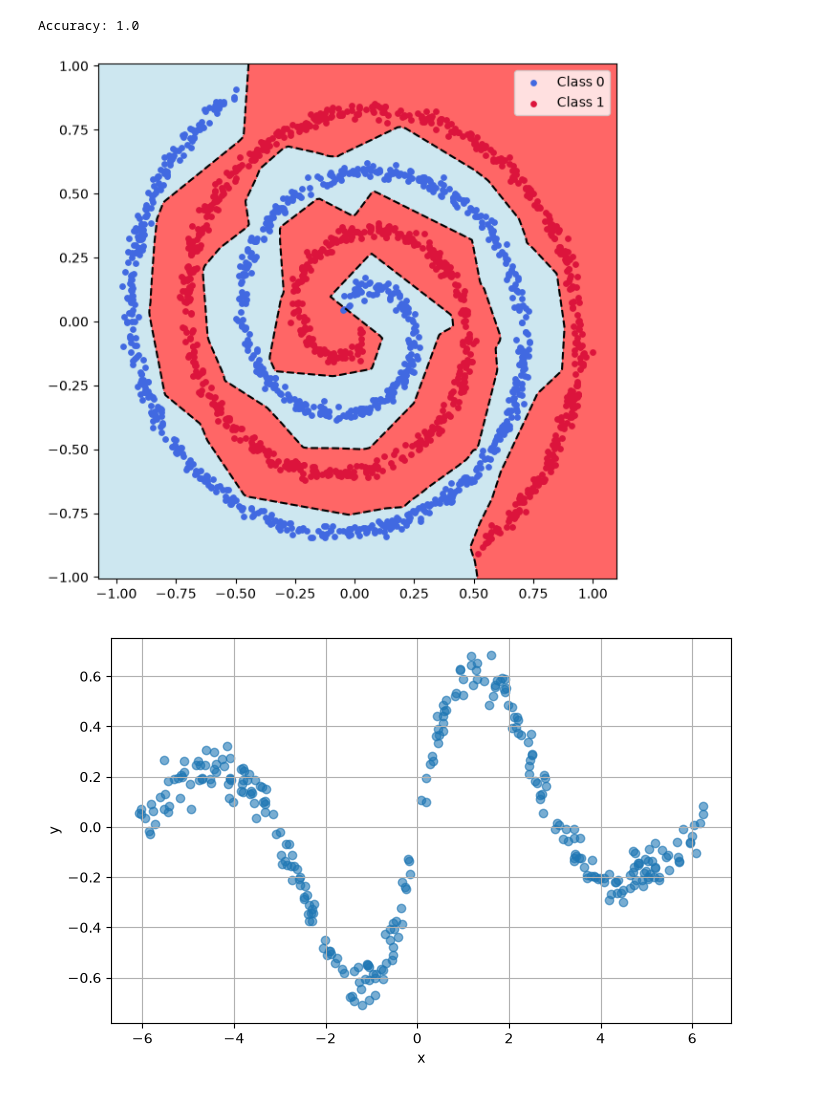
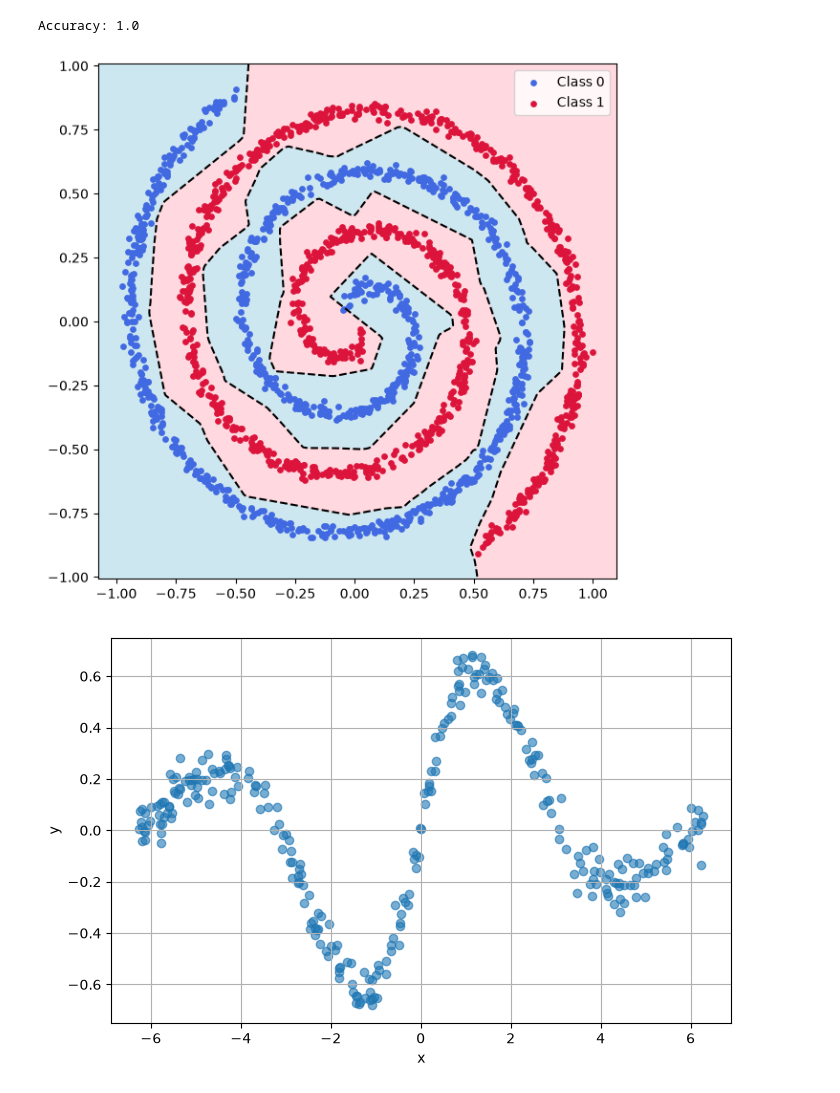
Before and after one commit to Klimentij-Kvl/neural-network-from-source, a Jupyter notebook: mlp_numpy.ipynb, the cells around one changed output. Drawn from its saved outputs; the diff is of its cells as text; code cells hidden in the pictures.

```diff
--- a/mlp_numpy.ipynb
+++ b/mlp_numpy.ipynb
@@ -45,7 +45,7 @@ plt.show()
 [figure]
 # %%
 class MLP:
-    def __init__(self, sizes, activations, cost):
+    def __init__(self, sizes: list[int], activations: list[str], cost: str):
         if len(sizes) != len(activations) + 1:
             raise ValueError('Wrong sizes of \'sizes\' and \'activations\'!')
         self.num_layers = len(sizes)
@@ -78,14 +78,14 @@ class MLP:
 
         return np.ones_like(x)
 
-    def feedforward(self, x):
+    def feedforward(self, x: np.ndarray):
         z = x
         for b, w, a in zip(self.biases, self.weights, self.act_funcs):
             z = w @ z + b
             z = self.activate(z, a)
         return z
 
-    def backprop(self, x, y):
+    def backprop(self, x: np.ndarray, y: np.ndarray):
         z_s = []
         a_s = [x]
 
@@ -117,7 +117,8 @@ class MLP:
 
         return nabla_b, nabla_w
 
-    def SGD(self, x, y, mini_batch_size, eta=0.3, epochs=1000):
+    def SGD(self, x: np.ndarray, y: np.ndarray, mini_batch_size: int,
+            eta: float = 0.3, epochs: int = 1000):
         n = x.shape[1]
         for j in range(epochs):
             indices = np.random.permutation(n)
@@ -229,32 +206,31 @@ Accuracy: 1.0
 # %%
 plt.figure(figsize=(7, 7))
 
 pad = 0.1
 x_min, x_max = X[:, 0].min() - pad, X[:, 0].max() + pad
 y_min, y_max = X[:, 1].min() - pad, X[:, 1].max() + pad
 
 xx, yy = np.meshgrid(
     np.linspace(x_min, x_max, 200),
     np.linspace(y_min, y_max, 200),
 )
 
 grid_points = np.vstack([xx.ravel(), yy.ravel()])
 
-
 probs = spirals_net.feedforward(grid_points)
 probs = probs.reshape(xx.shape)
 
-plt.contourf(xx, yy, probs, levels=[0, 0.5, 1], colors=['lightblue', 'red'], alpha=0.6)
+plt.contourf(xx, yy, probs, levels=[0, 0.5, 1], colors=['lightblue', 'pink'], alpha=0.6)
 plt.contour(xx, yy, probs, levels=[0.5], colors=['black'], linewidths=1.5, linestyles='--')
 plt.scatter(X[y.flatten() == 0, 0], X[y.flatten() == 0, 1],
             c='royalblue', s=15, label='Class 0')
 plt.scatter(X[y.flatten() == 1, 0], X[y.flatten() == 1, 1],
             c='crimson', s=15, label='Class 1')
 
 plt.legend()
 plt.show()
 # %% [output]
-[figure, old version]
+[figure, new version]
 # %%
 def generate_regression_data(n_samples =300, noise =0.05) :
     x = np.random.uniform(-2 * np.pi, 2 * np.pi,(n_samples, 1))
@@ -266,9 +242,9 @@ X_regression, y_regression = generate_regression_data()
 # %%
 plt.figure(figsize=(8, 5))
-plt.scatter(X_regression, y_regression, alpha=0.6)
+plt.scatter(x_regression, y_regression, alpha=0.6)
 plt.xlabel('x')
 plt.ylabel('y')
 plt.grid()
 plt.show()
 # %% [output]
-[figure, old version]
+[figure, new version]
```
Also changed, not shown: parts of 7 cells of this notebook.
